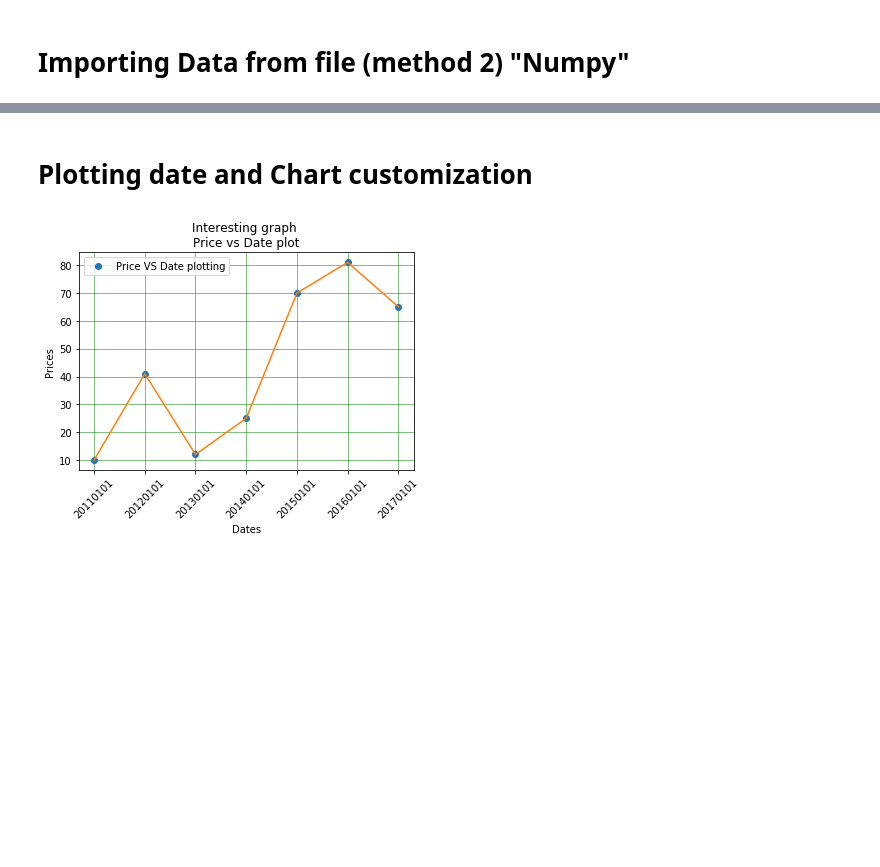
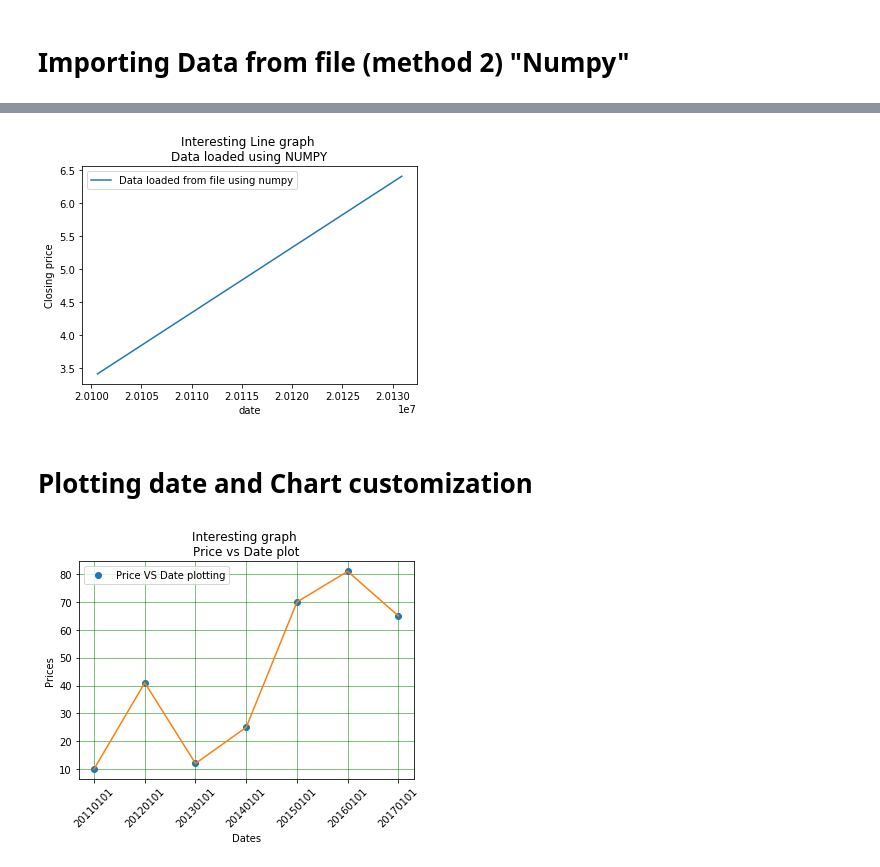
Before and after one commit to timamirrockdude/Python, a Jupyter notebook: Matplotlib_learning_guide.ipynb, the cells around one changed output, grey strips where cells are left out. Cells and saved outputs as stored; diff of their text form; code cells hidden in the pictures; blank space fills up the shorter version.

```diff
--- a/Matplotlib_learning_guide.ipynb
+++ b/Matplotlib_learning_guide.ipynb
@@ -275,3 +320,27 @@ tutorial video no 8 and 9.
+# %%
+#reading from file (STOcK PRICE)
+# unpack returns the lists from the text file
+date, closep, highp, lowp, openp, volume=np.loadtxt('stock_data.txt',delimiter=',',unpack=True)
+
+#=======================================================#
+
+#plotting a line graph
+plt.plot(date,closep,label="Data loaded from file using numpy")
+
+#setting labels
+plt.xlabel('date')
+plt.ylabel('Closing price')
+
+#setting title
+plt.title('Interesting Line graph \nData loaded using NUMPY')
+
+#activating legend
+plt.legend()
+
+#showing the graph
+plt.show()
+# %% [output]
+[figure, added]
 # %% [markdown]
 # Plotting date and Chart customization
 # %%
```
Also changed, not shown: parts of 8 cells of this notebook.
